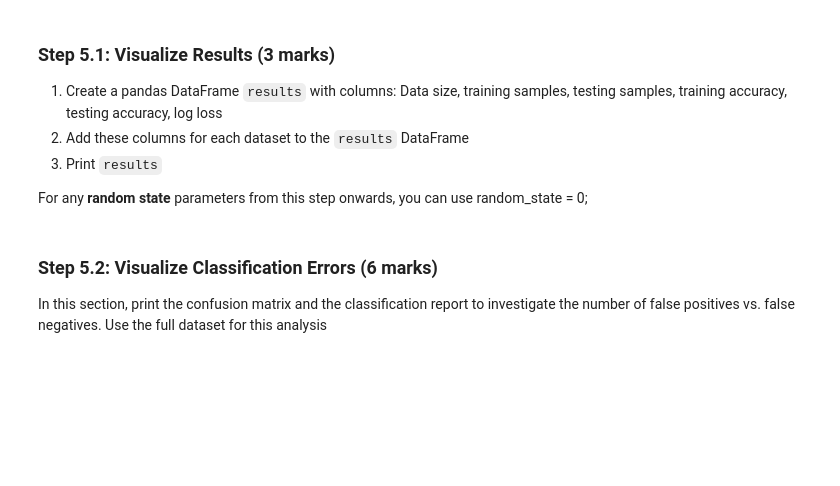
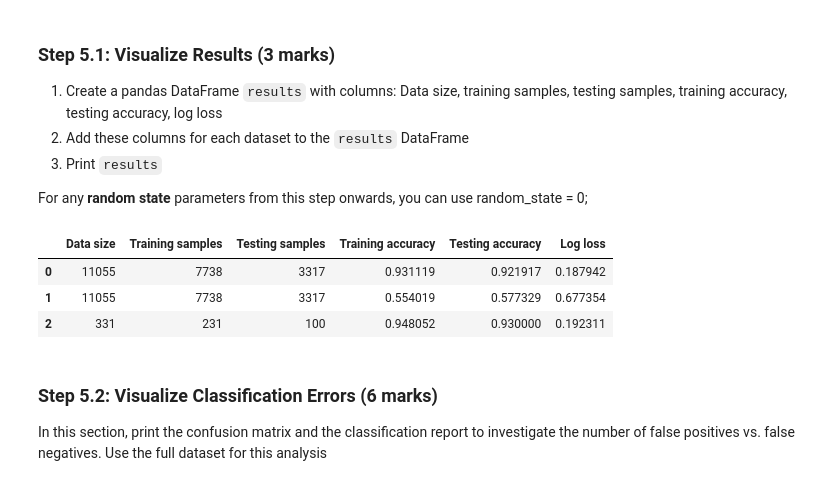
Before and after one commit to MusadSaiyed7/engg680_2024_fall, a Jupyter notebook: Lab_Assignment3/Assignment3.ipynb, the cells around one changed output. Cells and saved outputs as stored; diff of their text form; code cells hidden in the pictures; blank space fills up the shorter version.

Commit message:
Completed Step 3, 4 and 5.1

```diff
--- a/Lab_Assignment3/Assignment3.ipynb
+++ b/Lab_Assignment3/Assignment3.ipynb
@@ -582,3 +550,90 @@ For any **random state** parameters from this step onwards, you can use random_s
+# %%
+#TO DO: Complete steps 3,4, and 5.1 in this code block (Total 27 marks)
+# Note: 70% training set, 30% testing set
+# HINT: create a function that calculates all required information
+
+#--------STEP 3-----------
+from sklearn.linear_model import LogisticRegression
+
+model = LogisticRegression(max_iter=2000)
+
+# X and y
+X_train_full, X_test_full, y_train_full, y_test_full = train_test_split(X, y, test_size=0.3, random_state=42)
+
+# Only first 2 columns of X and y
+X_first_two = X.iloc[:, :2]
+X_train_two, X_test_two, y_train_two, y_test_two = train_test_split(X_first_two, y, test_size=0.3, random_state=42)
+
+# X_small and y_small
+X_train_small, X_test_small, y_train_small, y_test_small = train_test_split(X_small, y_small, test_size=0.3, random_state=42)
+
+#--------STEP 4-----------
+
+from sklearn.metrics import accuracy_score, log_loss
+import warnings
+warnings.filterwarnings("ignore")
+
+#function
+def eval_model(X_train, y_train, X_test, y_test):
+    model.fit(X_train, y_train)
+    y_train_pred = model.predict(X_train)
+    y_test_pred = model.predict(X_test)
+    y_test_prob = model.predict_proba(X_test)
+    accuracy_train = accuracy_score(y_train, y_train_pred)
+    accuracy_test = accuracy_score(y_test, y_test_pred)
+    log_loss_value = log_loss(y_test, y_test_prob)
+    return (len(X_train), len(X_test), accuracy_train, accuracy_test, log_loss_value)
+
+# X and y
+train_size_full, test_size_full, train_accuracy_full, test_accuracy_full, log_loss_full = eval_model(X_train_full, y_train_full, X_test_full, y_test_full)
+
+# Only first 2 columns of X and y
+train_size_first_two, test_size_first_two, train_accuracy_first_two, test_accuracy_first_two, log_loss_first_two = eval_model(X_train_two, y_train_two, X_test_two, y_test_two)
+
+# X_small and y_small
+train_size_small, test_size_small, train_accuracy_small, test_accuracy_small, log_loss_small = eval_model(X_train_small, y_train_small, X_test_small, y_test_small)
+
+#--------STEP 5.1-----------
+
+# creating results dataframe with the required columns
+results = pd.DataFrame(columns=["Data size", "Training samples", "Testing samples", "Training accuracy", "Testing accuracy", "Log loss"])
+
+# concatenate the results into dataframe
+results = pd.concat([results, pd.DataFrame({
+    "Data size": [X.shape[0]],
+    "Training samples": [train_size_full],
+    "Testing samples": [test_size_full],
+    "Training accuracy": [train_accuracy_full],
+    "Testing accuracy": [test_accuracy_full],
+    "Log loss": [log_loss_full]
+})], ignore_index=True)
+
+
+results = pd.concat([results, pd.DataFrame({
+    "Data size": [X_first_two.shape[0]],
+    "Training samples": [train_size_first_two],
+    "Testing samples": [test_size_first_two],
+    "Training accuracy": [train_accuracy_first_two],
+    "Testing accuracy": [test_accuracy_first_two],
+    "Log loss": [log_loss_first_two]
+})], ignore_index=True)
+
+results = pd.concat([results, pd.DataFrame({
+    "Data size": [X_small.shape[0]],
+    "Training samples": [train_size_small],
+    "Testing samples": [test_size_small],
+    "Training accuracy": [train_accuracy_small],
+    "Testing accuracy": [test_accuracy_small],
+    "Log loss": [log_loss_small]
+})], ignore_index=True)
+
+# print results
+results.head(3)
+# %% [output]
+|  | Data size | Training samples | Testing samples | Training accuracy | Testing accuracy | Log loss |
+| 0 | 11055 | 7738 | 3317 | 0.931119 | 0.921917 | 0.187942 |
+| 1 | 11055 | 7738 | 3317 | 0.554019 | 0.577329 | 0.677354 |
+| 2 | 331 | 231 | 100 | 0.948052 | 0.930000 | 0.192311 |
 # %% [markdown]
 ### Step 5.2: Visualize Classification Errors (6 marks)
 
```
Also changed, not shown: parts of 2 cells of this notebook.
